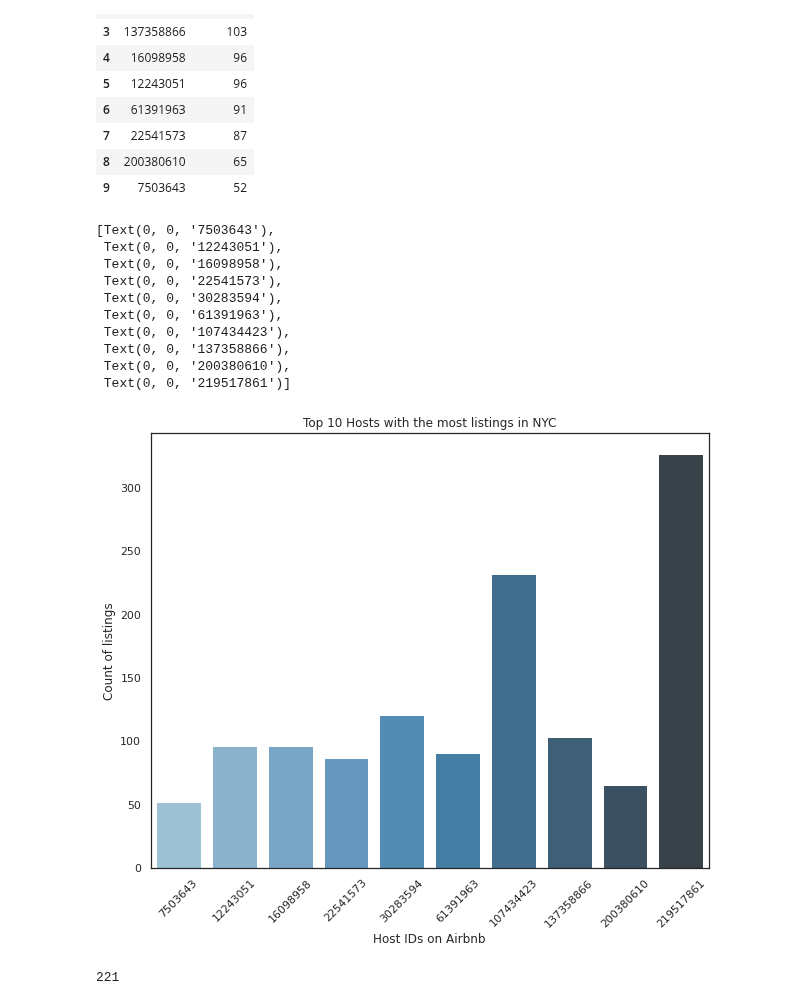
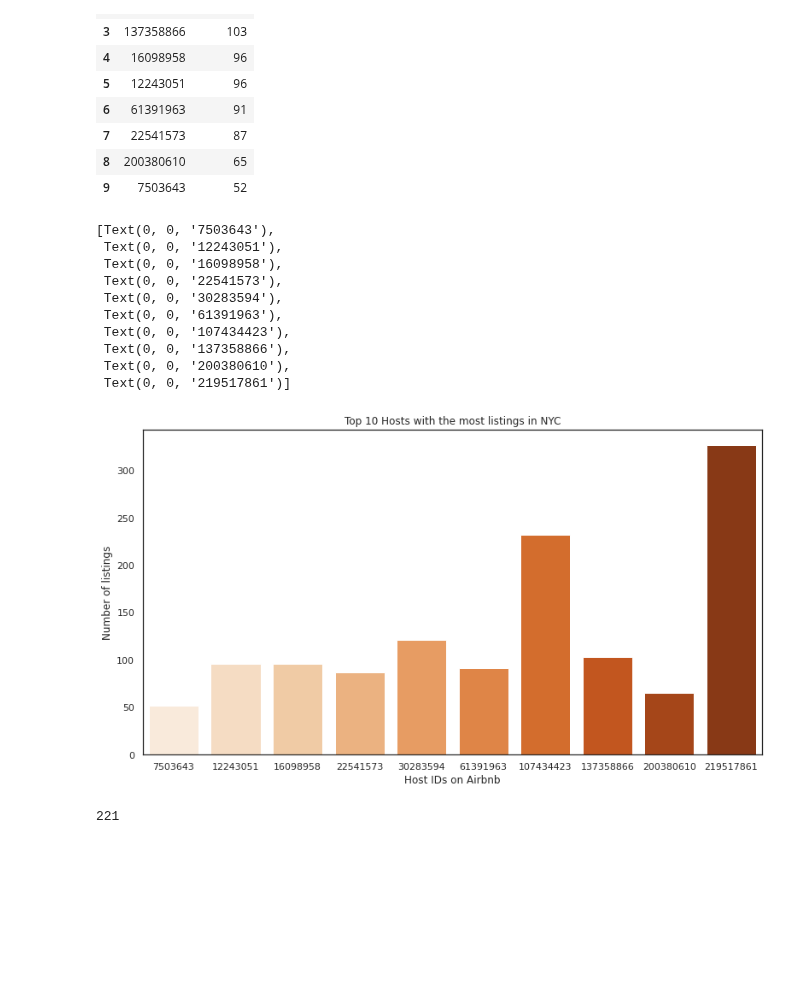
Before and after one commit to Ayaj-Ahmed/CAPSTONE-EDA, a Jupyter notebook: Airbnb_Bookings_EDA_Capstone_Project.ipynb, the cells around one changed output. Drawn from its saved outputs; the diff is of its cells as text; code cells hidden in the pictures; blank space fills up the shorter version.

```diff
--- a/Airbnb_Bookings_EDA_Capstone_Project.ipynb
+++ b/Airbnb_Bookings_EDA_Capstone_Project.ipynb
@@ -45,0 +27,4 @@ airbnb.head(3)
+# %%
+url='https://raw.githubusercontent.com/Ayaj-Ahmed/CAPSTONE-EDA/main/airbnbnyc2019.csv'
+airbnb=pd.read_csv(url)
+airbnb.head(3)
@@ -173,6 +168,6 @@ top_host_check
 # %%
 #setting figure size for future visualizations
-sns.set(rc={'figure.figsize':(10,8)})
+sns.set(rc={'figure.figsize':(13,7)})
 sns.set_style('white')
 top_10_host_df=pd.DataFrame(top_10_host)
 top_10_host_df.reset_index(inplace=True)
@@ -191,24 +186,23 @@ top_10_host_df
 | 8 | 200380610 | 65 |
 | 9 | 7503643 | 52 |
 # %%
-viz_1=sns.barplot(x="Host_ID", y="P_Count", data=top_10_host_df,
-                 palette='Blues_d')
+viz_1=sns.barplot(x="Host_ID", y="P_Count", data=top_10_host_df,palette='Oranges')
 viz_1.set_title('Top 10 Hosts with the most listings in NYC')
-viz_1.set_ylabel('Count of listings')
+viz_1.set_ylabel('Number of listings')
 viz_1.set_xlabel('Host IDs on Airbnb')
-viz_1.set_xticklabels(viz_1.get_xticklabels(), rotation=45)
+viz_1.set_xticklabels(viz_1.get_xticklabels())
 # %% [output]
 [Text(0, 0, '7503643'),
  Text(0, 0, '12243051'),
  Text(0, 0, '16098958'),
  Text(0, 0, '22541573'),
  Text(0, 0, '30283594'),
  Text(0, 0, '61391963'),
  Text(0, 0, '107434423'),
  Text(0, 0, '137358866'),
  Text(0, 0, '200380610'),
  Text(0, 0, '219517861')]
-[figure, old version]
+[figure, new version]
 # %%
 #Lets find the unique values of neighbourhood
 len(airbnb.neighbourhood.unique())
```
Also changed, not shown: parts of 36 cells of this notebook.
